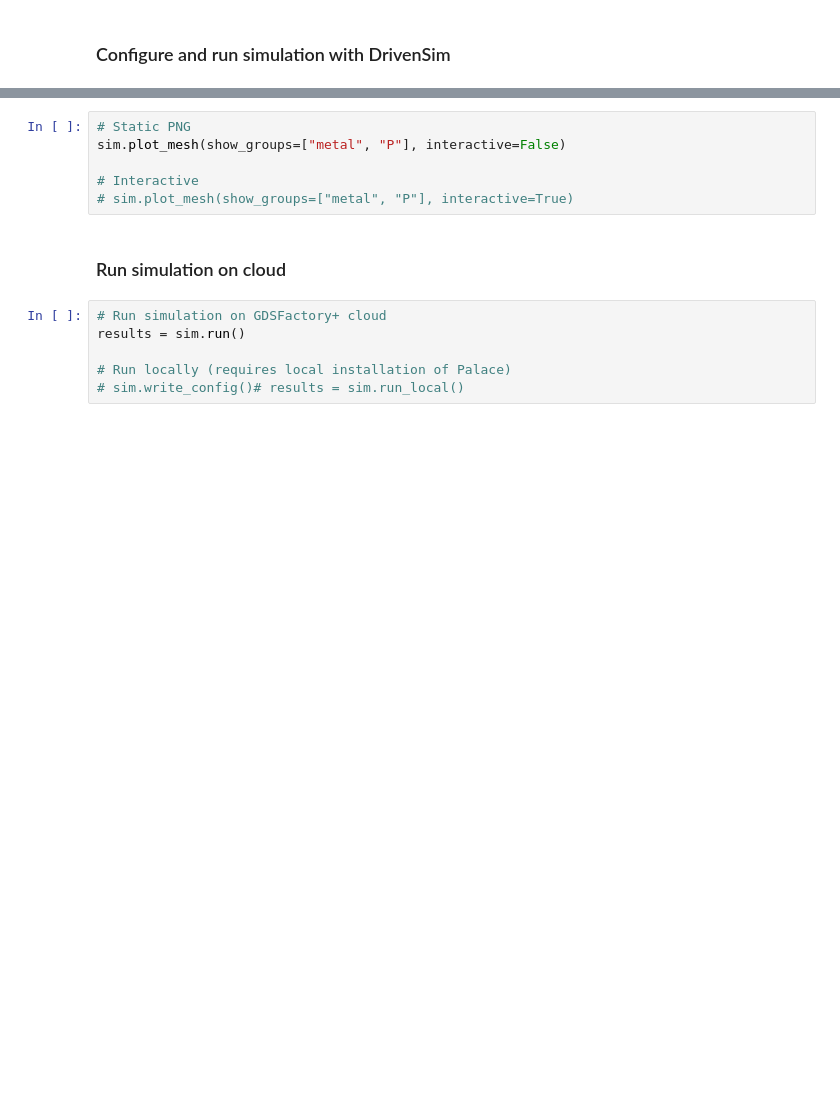
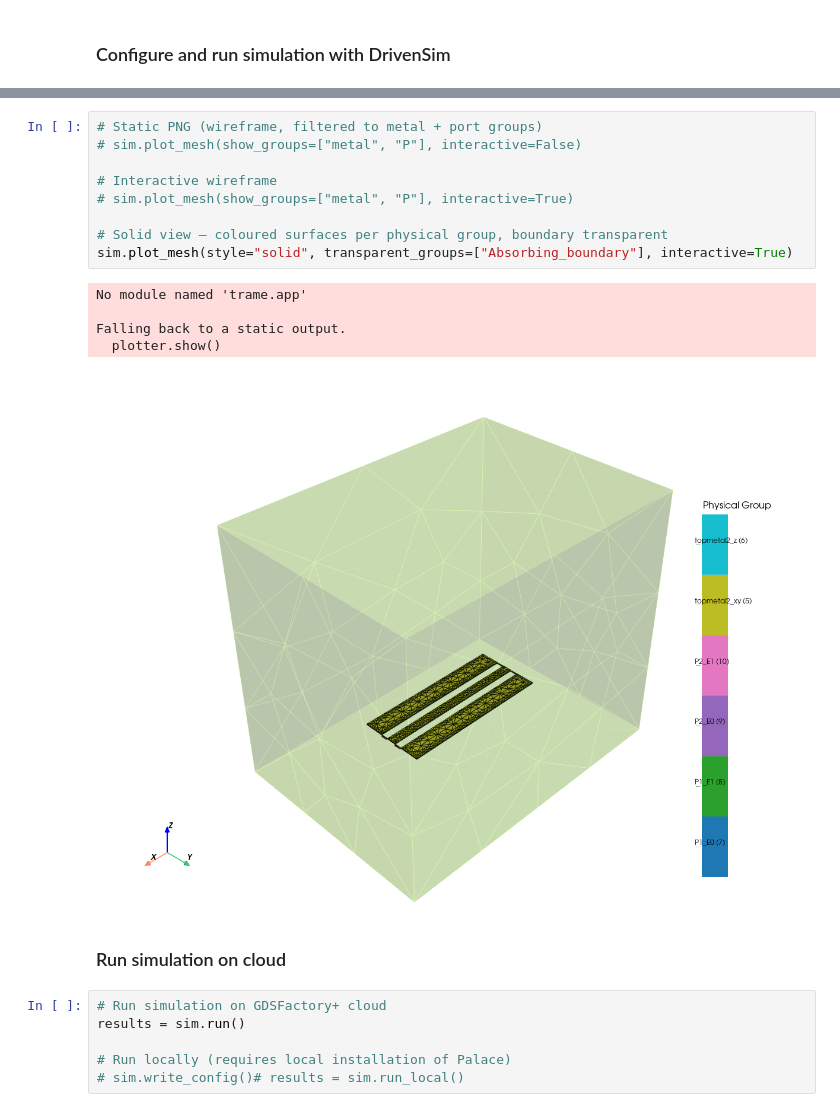
Before and after one commit to EpsilonForge/gsim, a Jupyter notebook: nbs/palace_demo_cpw.ipynb, the cells around one changed output, grey strips where cells are left out. Drawn from its saved outputs; the diff is of its cells as text; blank space fills up the shorter version.

Commit message:
enhanced meshviz with a solid mode

```diff
--- a/nbs/palace_demo_cpw.ipynb
+++ b/nbs/palace_demo_cpw.ipynb
@@ -108,9 +144,18 @@ sim.mesh(preset="default", planar_conductors=False)
 # %%
-# Static PNG
-sim.plot_mesh(show_groups=["metal", "P"], interactive=False)
+# Static PNG (wireframe, filtered to metal + port groups)
+# sim.plot_mesh(show_groups=["metal", "P"], interactive=False)
 
-# Interactive
+# Interactive wireframe
 # sim.plot_mesh(show_groups=["metal", "P"], interactive=True)
+
+# Solid view — coloured surfaces per physical group, boundary transparent
+sim.plot_mesh(style="solid", transparent_groups=["Absorbing_boundary"], interactive=True)
+# %% [output]
+No module named 'trame.app'
+
+Falling back to a static output.
+  plotter.show()
+[figure, added]
 # %% [markdown]
 ### Run simulation on cloud
 # %%
```
Also changed, not shown: parts of 3 cells of this notebook, 2 other files.
